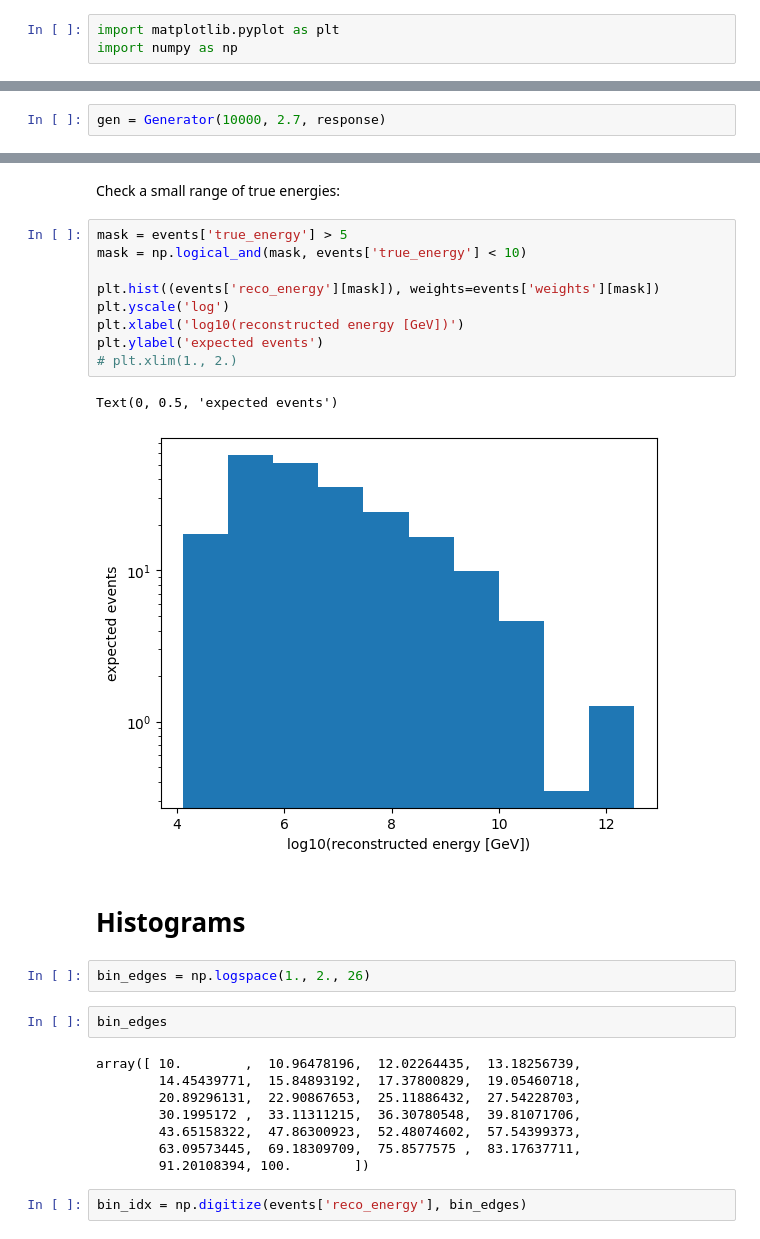
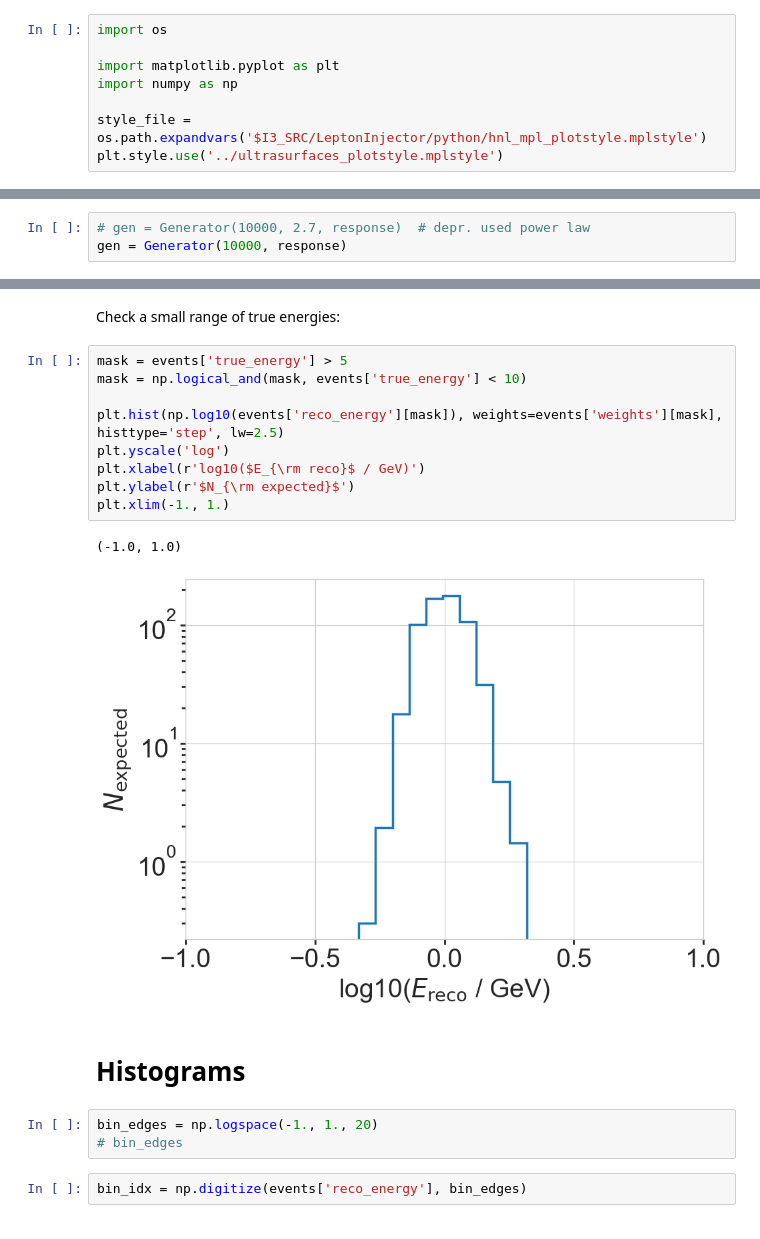
Before and after one commit to LeanderFischer/ultrasurfaces, a Jupyter notebook: toy_mc/mc_generation.ipynb, the cells around one changed output, grey strips where cells are left out. Drawn from its saved outputs; the diff is of its cells as text.

```diff
--- a/toy_mc/mc_generation.ipynb
+++ b/toy_mc/mc_generation.ipynb
@@ -1,4 +1,9 @@
 # %%
+import os
+
 import matplotlib.pyplot as plt
 import numpy as np
+
+style_file = os.path.expandvars('$I3_SRC/LeptonInjector/python/hnl_mpl_plotstyle.mplstyle')
+plt.style.use('../ultrasurfaces_plotstyle.mplstyle')
 # %% [markdown]
@@ -48,5 +53,6 @@ Response(mu=0.0, sigma=0.1)
 # %%
 from generator import Generator
 # %%
-gen = Generator(10000, 2.7, response)
+# gen = Generator(10000, 2.7, response)  # depr. used power law
+gen = Generator(10000, response)
 # %% [output]
@@ -106,29 +113,20 @@ Check a small range of true energies:
 # %%
 mask = events['true_energy'] > 5
 mask = np.logical_and(mask, events['true_energy'] < 10)
 
-plt.hist((events['reco_energy'][mask]), weights=events['weights'][mask])
+plt.hist(np.log10(events['reco_energy'][mask]), weights=events['weights'][mask], histtype='step', lw=2.5)
 plt.yscale('log')
-plt.xlabel('log10(reconstructed energy [GeV])')
-plt.ylabel('expected events')
-# plt.xlim(1., 2.)
+plt.xlabel(r'log10($E_{\rm reco}$ / GeV)')
+plt.ylabel(r'$N_{\rm expected}$')
+plt.xlim(-1., 1.)
 # %% [output]
-Text(0, 0.5, 'expected events')
+(-1.0, 1.0)
-[figure, old version]
+[figure, new version]
 # %% [markdown]
 # Histograms
 # %%
-bin_edges = np.logspace(1., 2., 26)
+bin_edges = np.logspace(-1., 1., 20)
+# bin_edges
-# %%
-bin_edges
-# %% [output]
-array([ 10.        ,  10.96478196,  12.02264435,  13.18256739,
-        14.45439771,  15.84893192,  17.37800829,  19.05460718,
-        20.89296131,  22.90867653,  25.11886432,  27.54228703,
-        30.1995172 ,  33.11311215,  36.30780548,  39.81071706,
-        43.65158322,  47.86300923,  52.48074602,  57.54399373,
-        63.09573445,  69.18309709,  75.8577575 ,  83.17637711,
-        91.20108394, 100.        ])
 # %%
 bin_idx = np.digitize(events['reco_energy'], bin_edges)
 # %%
```
Also changed, not shown: parts of 15 cells of this notebook, 5 other files.
